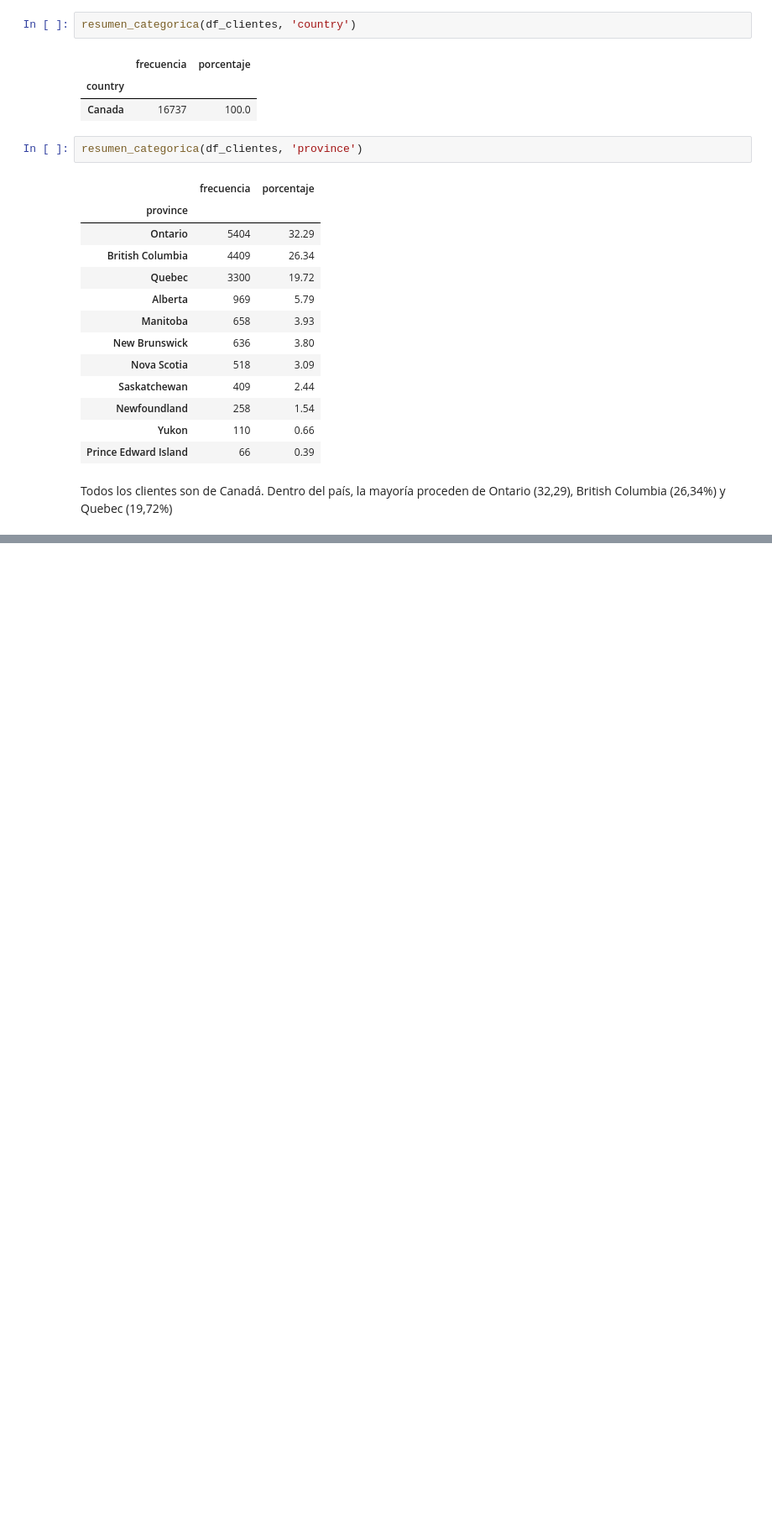
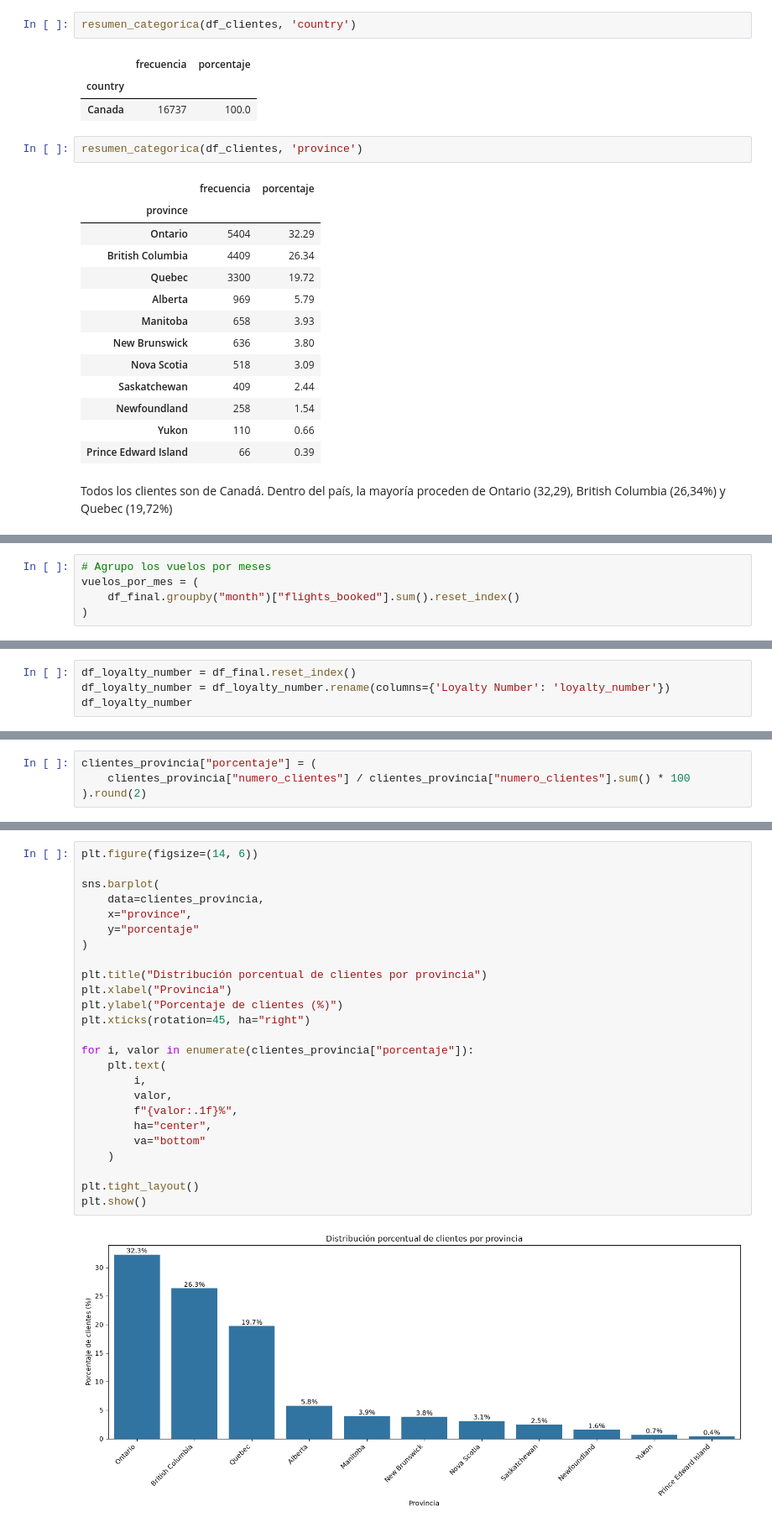
Before and after one commit to Adalab/bda-modulo-3-evaluacion-final-beatrizsjj, a Jupyter notebook: Analisis.ipynb, the cells around one changed output, grey strips where cells are left out. Shown at 84% size. Cells and saved outputs as stored; diff of their text form; blank space fills up the shorter version.

```diff
--- a/Analisis.ipynb
+++ b/Analisis.ipynb
@@ -702,0 +787,5 @@ Todos los clientes son de Canadá. Dentro del país, la mayoría proceden de Ont
+# %%
+# Agrupo los vuelos por meses
+vuelos_por_mes = (
+    df_final.groupby("month")["flights_booked"].sum().reset_index()
+)
@@ -702,0 +906,4 @@ Todos los clientes son de Canadá. Dentro del país, la mayoría proceden de Ont
+# %%
+df_loyalty_number = df_final.reset_index()
+df_loyalty_number = df_loyalty_number.rename(columns={'Loyalty Number': 'loyalty_number'})
+df_loyalty_number
@@ -702,0 +942,4 @@ Todos los clientes son de Canadá. Dentro del país, la mayoría proceden de Ont
+# %%
+clientes_provincia["porcentaje"] = (
+    clientes_provincia["numero_clientes"] / clientes_provincia["numero_clientes"].sum() * 100
+).round(2)
@@ -702,0 +955,27 @@ Todos los clientes son de Canadá. Dentro del país, la mayoría proceden de Ont
+# %%
+plt.figure(figsize=(14, 6))
+
+sns.barplot(
+    data=clientes_provincia,
+    x="province",
+    y="porcentaje"
+)
+
+plt.title("Distribución porcentual de clientes por provincia")
+plt.xlabel("Provincia")
+plt.ylabel("Porcentaje de clientes (%)")
+plt.xticks(rotation=45, ha="right")
+
+for i, valor in enumerate(clientes_provincia["porcentaje"]):
+    plt.text(
+        i,
+        valor,
+        f"{valor:.1f}%",
+        ha="center",
+        va="bottom"
+    )
+
+plt.tight_layout()
+plt.show()
+# %% [output]
+[figure, added]
```
Also changed, not shown: parts of 40 cells of this notebook, 1 other file.
